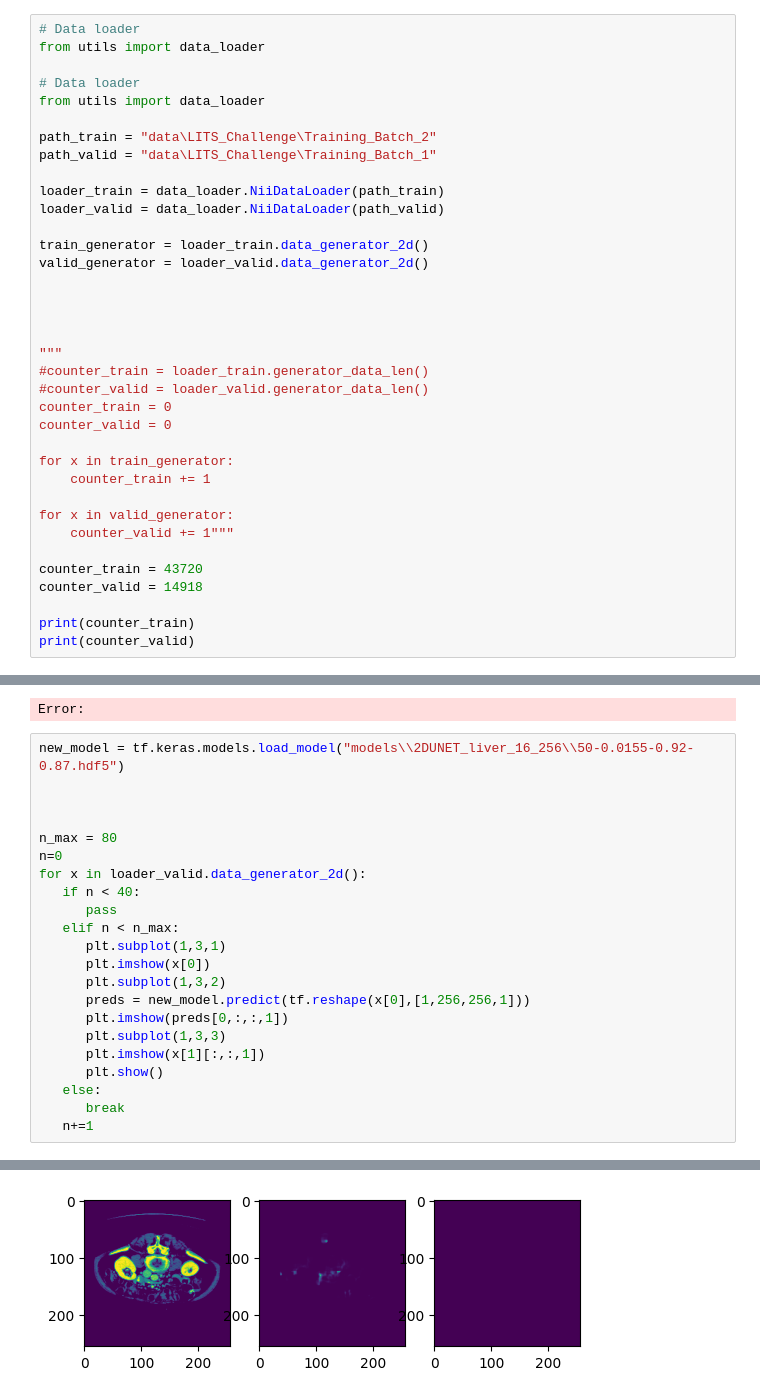
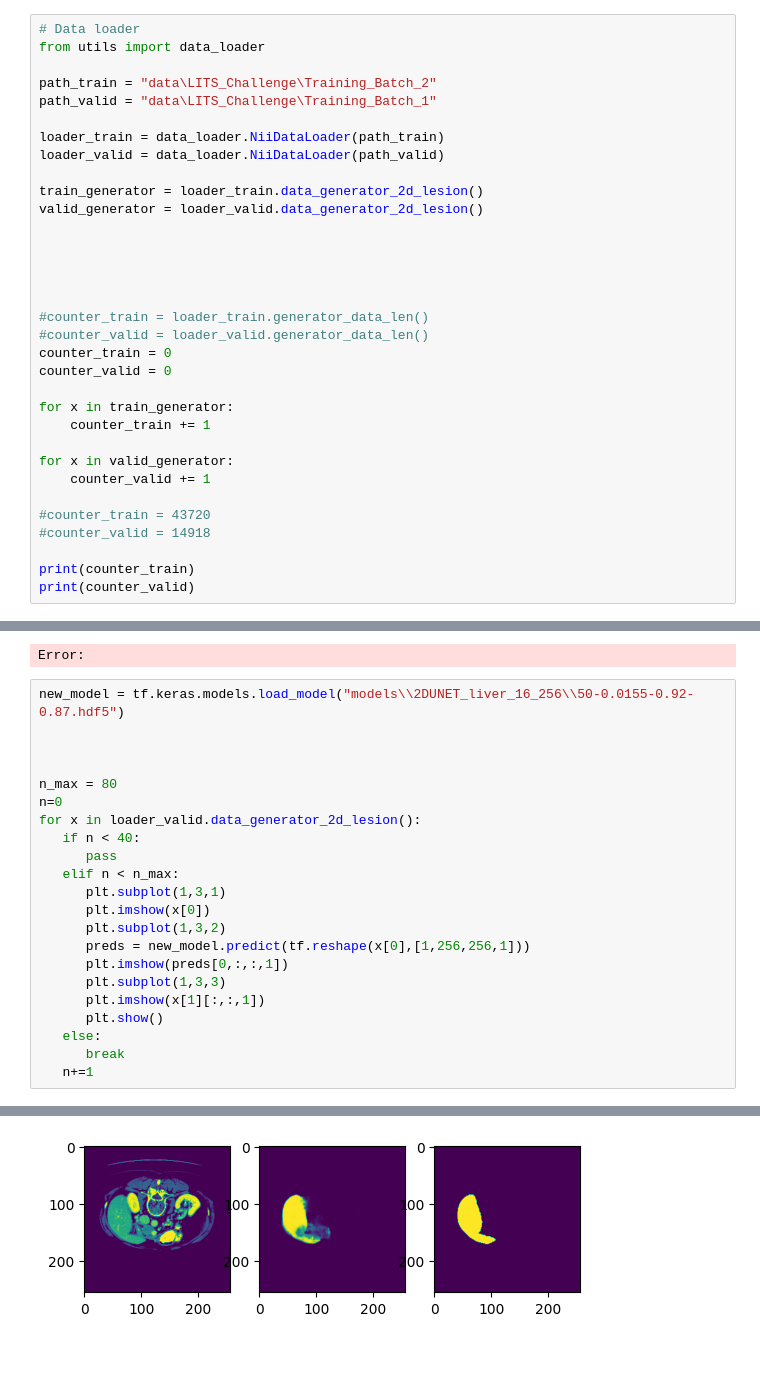
Before and after one commit to Kaczmarekrr/3DRDNN, a Jupyter notebook: pipeline_lesion_segmentation.ipynb, the cells around one changed output, grey strips where cells are left out. Drawn from its saved outputs; the diff is of its cells as text; blank space fills up the shorter version.

Commit message:
preparation for new network training:

```diff
--- a/pipeline_lesion_segmentation.ipynb
+++ b/pipeline_lesion_segmentation.ipynb
@@ -31,9 +29,6 @@ else:
 TensorFlow Version: 2.8.0
 /device:GPU:0
 # %%
-# Data loader
-from utils import data_loader
-
 # Data loader
 from utils import data_loader
 
@@ -43,13 +38,13 @@ path_valid = "data\LITS_Challenge\Training_Batch_1"
 loader_train = data_loader.NiiDataLoader(path_train)
 loader_valid = data_loader.NiiDataLoader(path_valid)
 
-train_generator = loader_train.data_generator_2d()
-valid_generator = loader_valid.data_generator_2d()
+train_generator = loader_train.data_generator_2d_lesion()
+valid_generator = loader_valid.data_generator_2d_lesion()
 
 
 
 
-"""
+
 #counter_train = loader_train.generator_data_len()
 #counter_valid = loader_valid.generator_data_len()
 counter_train = 0
@@ -59,10 +54,10 @@ for x in train_generator:
     counter_train += 1
 
 for x in valid_generator:
-    counter_valid += 1"""
+    counter_valid += 1
 
-counter_train = 43720
-counter_valid = 14918
+#counter_train = 43720
+#counter_valid = 14918
 
 print(counter_train)
 print(counter_valid)
@@ -210,7 +246,7 @@ new_model = tf.keras.models.load_model("models\\2DUNET_liver_16_256\\50-0.0155-0
 
 n_max = 80
 n=0
-for x in loader_valid.data_generator_2d():
+for x in loader_valid.data_generator_2d_lesion():
    if n < 40:
       pass
    elif n < n_max:
@@ -240 +276 @@ for x in loader_valid.data_generator_2d():
-[figure, old version]
+[figure, new version]
```
Also changed, not shown: parts of 4 cells of this notebook, 1 other file.
